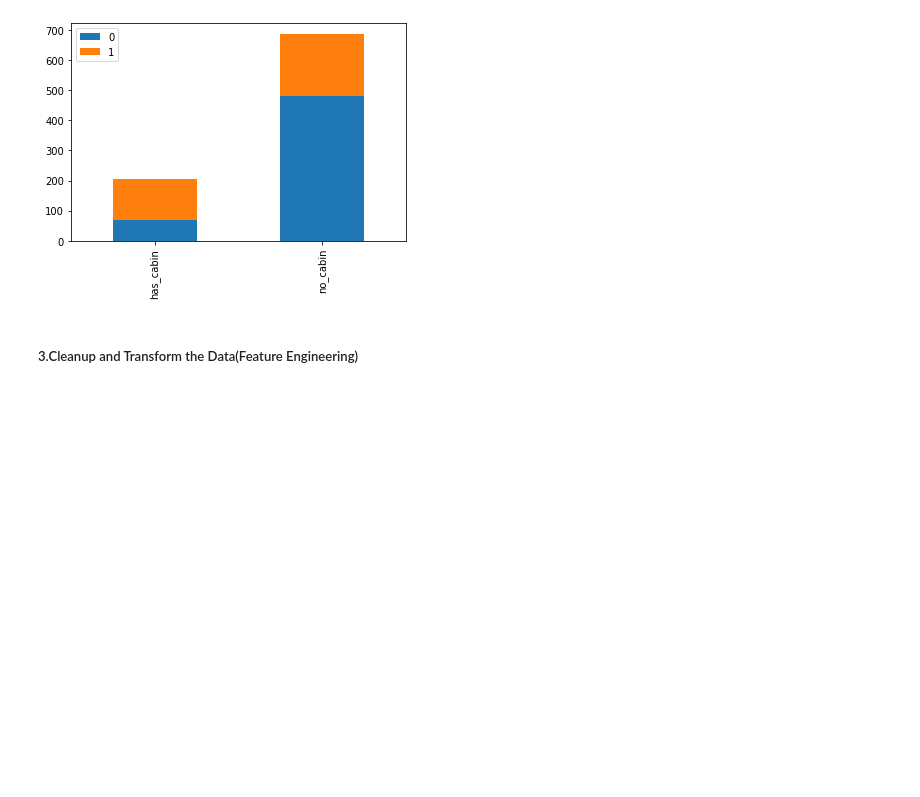
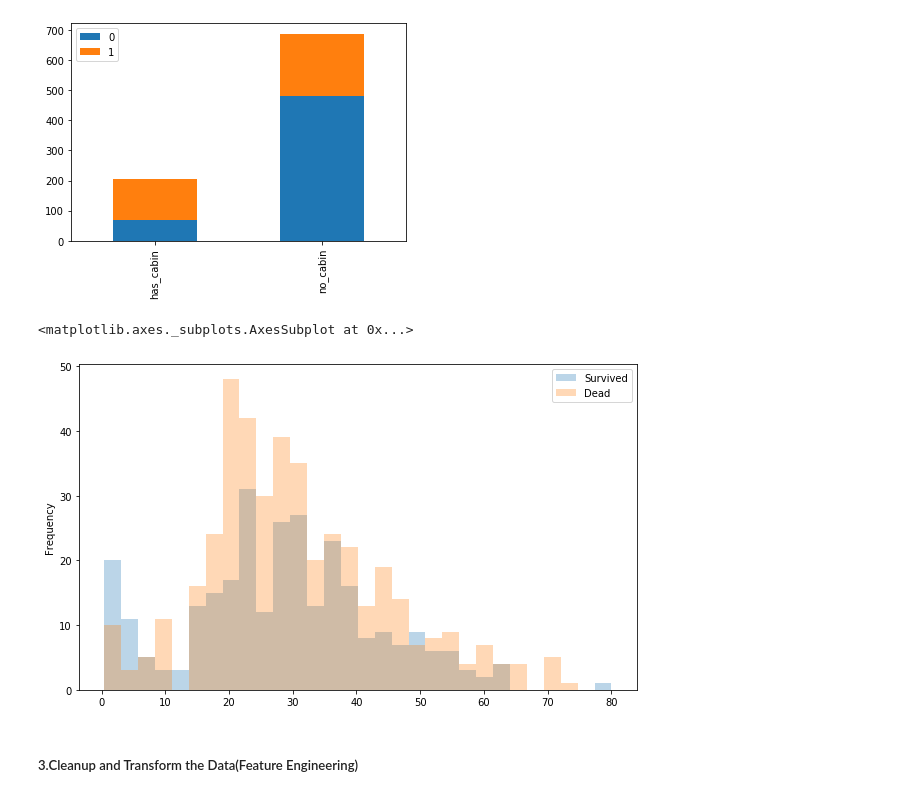
Before and after one commit to toyo-oh/ml_in_action, a Jupyter notebook: kaggle_prc/Titanic/model/lr_1.ipynb, the cells around one changed output. Saved outputs shown, nothing was run; the diff lists cells and outputs as text; code cells hidden in the pictures; blank space fills up the shorter version.

```diff
--- a/kaggle_prc/Titanic/model/lr_1.ipynb
+++ b/kaggle_prc/Titanic/model/lr_1.ipynb
@@ -208,6 +208,15 @@ df_cabin_survived.plot.bar(stacked=True)
 <matplotlib.axes._subplots.AxesSubplot at 0x...>
 <Figure size 432x288 with 0 Axes>
 [figure]
+# %%
+survived_age=df_train[df_train.Survived==1]['Age']
+dead_age=df_train[df_train.Survived==0]['Age']
+age_frame=pd.concat([survived_age,dead_age],axis=1)
+age_frame.columns=['Survived','Dead']
+age_frame.plot(kind='hist',bins=30,alpha=0.3,figsize=(10,6))
+# %% [output]
+<matplotlib.axes._subplots.AxesSubplot at 0x...>
+[figure, added]
 # %% [markdown]
 ##### 3.Cleanup and Transform the Data(Feature Engineering) #####
 # %%
```
Also changed, not shown: parts of 14 cells of this notebook, 1 other file.
